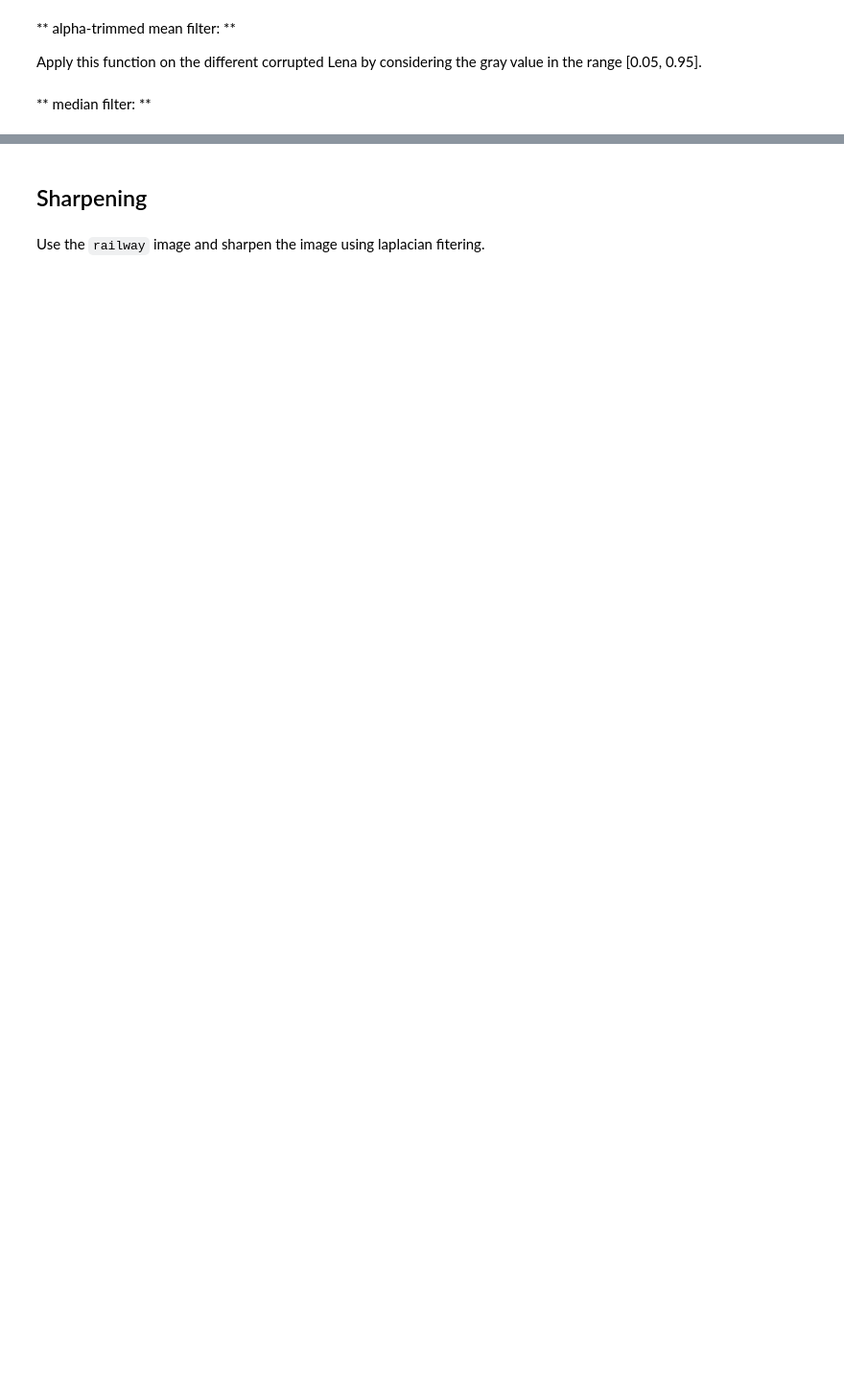
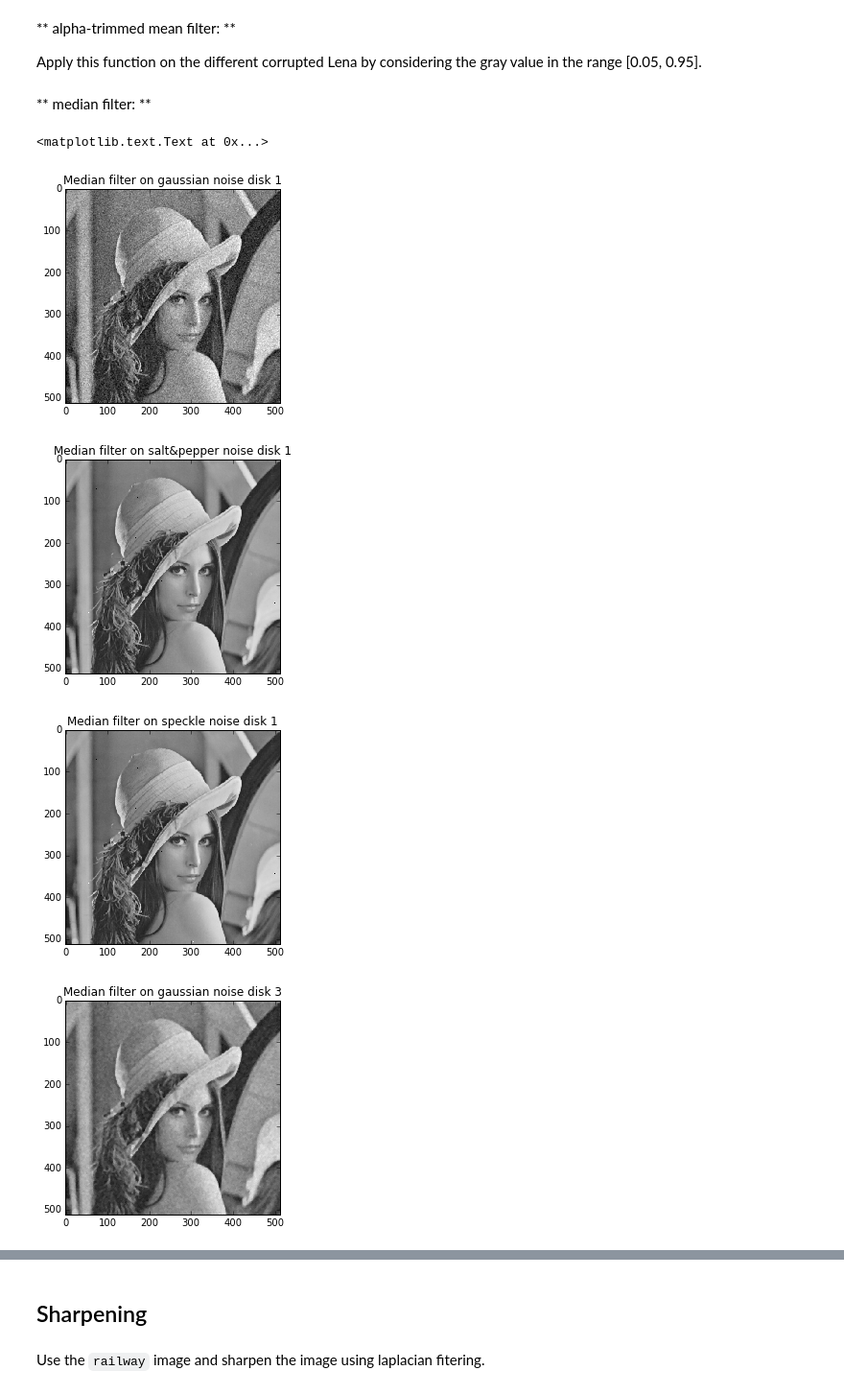
Before and after one commit to Avinash439/B31XB-IIP-TP-1617, a Jupyter notebook: 4-filter-spatial-domain/4-spatial-filter.ipynb, the cells around one changed output, grey strips where cells are left out. Shown at 96% size. Drawn from its saved outputs; the diff is of its cells as text; code cells hidden in the pictures; blank space fills up the shorter version.

```diff
--- a/4-filter-spatial-domain/4-spatial-filter.ipynb
+++ b/4-filter-spatial-domain/4-spatial-filter.ipynb
@@ -269,2 +250,41 @@ Apply this function on the different corrupted Lena by considering the gray valu
 # %% [markdown]
 ** median filter: **
+# %%
+from skimage.filters.rank import median
+#disk 1
+avg_v = median(lena_gaussian,disk(1))
+plt.figure()
+io.imshow(avg_v)
+plt.title('Median filter on gaussian noise disk 1')
+
+avg_v = median(lena_sp,disk(1))
+plt.figure()
+io.imshow(avg_v)
+plt.title('Median filter on salt&pepper noise disk 1')
+
+avg_v = median(lena_sp,disk(1))
+plt.figure()
+io.imshow(avg_v)
+plt.title('Median filter on speckle noise disk 1')
+
+#disk 3
+avg_va = median(lena_gaussian,disk(3))
+plt.figure()
+io.imshow(avg_va)
+plt.title('Median filter on gaussian noise disk 3')
+
+avg_va = median(lena_sp,disk(3))
+plt.figure()
+io.imshow(avg_va)
+plt.title('Median filter on salt&pepper noise disk 3')
+
+avg_va = median(lena_speckle,disk(3))
+plt.figure()
+io.imshow(avg_va)
+plt.title('Median filter on speckle noise disk 3')
+# %% [output]
+<matplotlib.text.Text at 0x...>
+[figure, added]
+[figure, added]
+[figure, added]
+[figure, added]
```
Also changed, not shown: parts of 10 cells of this notebook.
